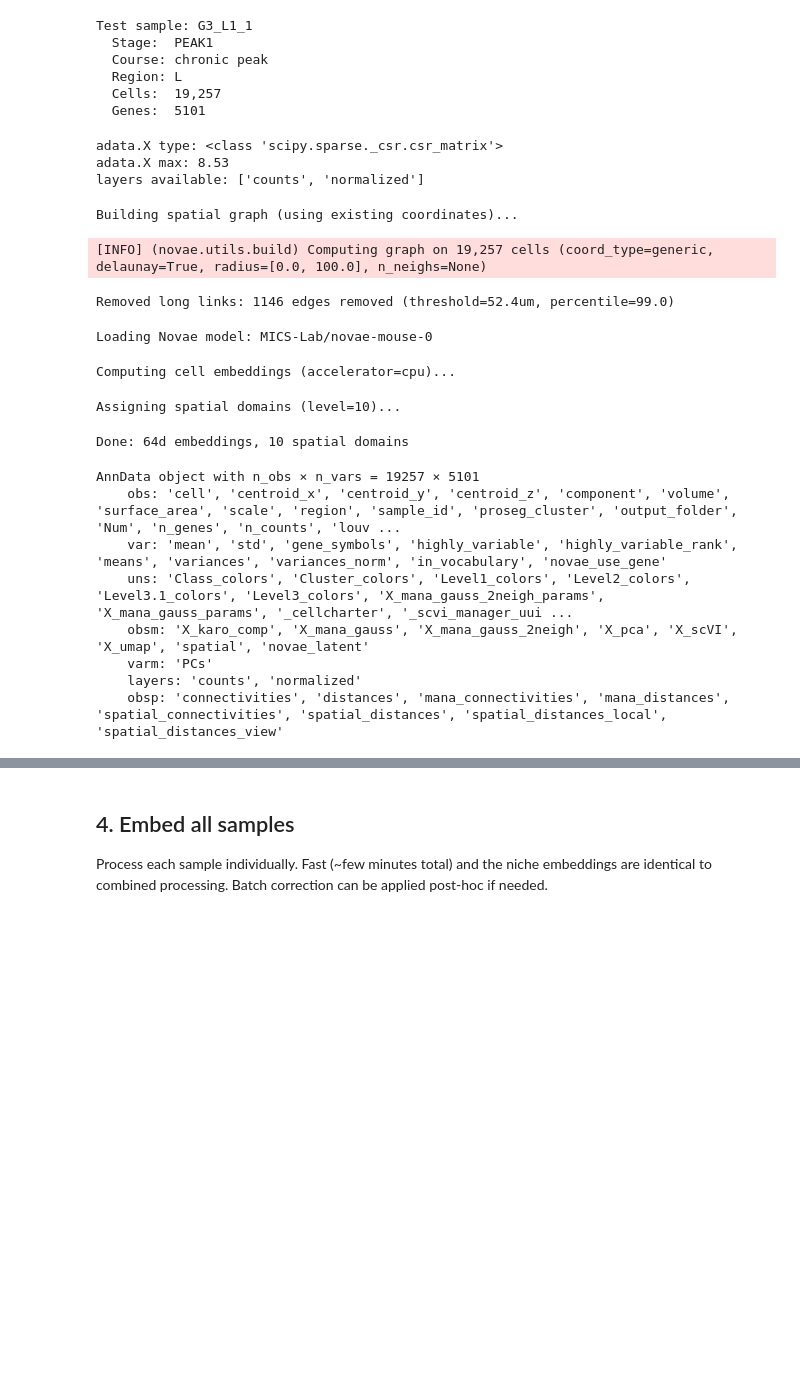
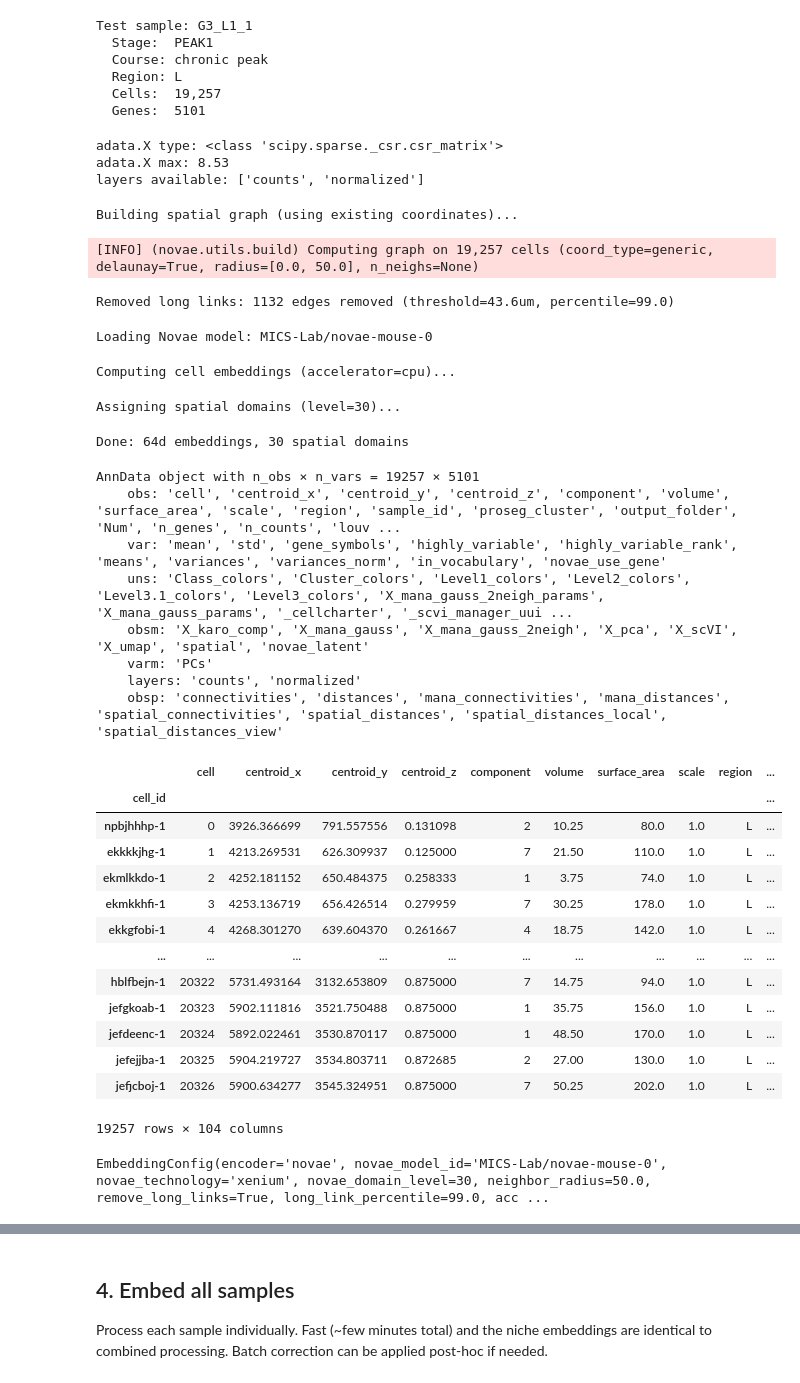
Before and after one commit to christoffermattssonlangseth/CROSSFADE, a Jupyter notebook: notebooks/01_explore_and_embed.ipynb, the cells around one changed output, grey strips where cells are left out. Cells and saved outputs as stored; diff of their text form; code cells hidden in the pictures; blank space fills up the shorter version.

```diff
--- a/notebooks/01_explore_and_embed.ipynb
+++ b/notebooks/01_explore_and_embed.ipynb
@@ -212,8 +209,8 @@ from temporal_foundation.config import EmbeddingConfig
 embed_config = EmbeddingConfig(
     novae_model_id=MODEL_ID,
     novae_technology="xenium",
-    novae_domain_level=10,
-    neighbor_radius=100.0,        # remove edges > 200um
+    novae_domain_level=30,
+    neighbor_radius=50.0,        # remove edges > 200um
     remove_long_links=True,        # trim top 1% longest edges
     long_link_percentile=99.0,
     batch_correct=False,           # no batch correction for single sample
@@ -230,12 +227,12 @@ adata.X type: <class 'scipy.sparse._csr.csr_matrix'>
 adata.X max: 8.53
 layers available: ['counts', 'normalized']
 Building spatial graph (using existing coordinates)...
-[INFO] (novae.utils.build) Computing graph on 19,257 cells (coord_type=generic, delaunay=True, radius=[0.0, 100.0], n_neighs=None)
+[INFO] (novae.utils.build) Computing graph on 19,257 cells (coord_type=generic, delaunay=True, radius=[0.0, 50.0], n_neighs=None)
-Removed long links: 1146 edges removed (threshold=52.4um, percentile=99.0)
+Removed long links: 1132 edges removed (threshold=43.6um, percentile=99.0)
 Loading Novae model: MICS-Lab/novae-mouse-0
 Computing cell embeddings (accelerator=cpu)...
-Assigning spatial domains (level=10)...
+Assigning spatial domains (level=30)...
-Done: 64d embeddings, 10 spatial domains
+Done: 64d embeddings, 30 spatial domains
 AnnData object with n_obs × n_vars = 19257 × 5101
     obs: 'cell', 'centroid_x', 'centroid_y', 'centroid_z', 'component', 'volume', 'surface_area', 'scale', 'region', 'sample_id', 'proseg_cluster', 'output_folder', 'Num', 'n_genes', 'n_counts', 'louv ...
     var: 'mean', 'std', 'gene_symbols', 'highly_variable', 'highly_variable_rank', 'means', 'variances', 'variances_norm', 'in_vocabulary', 'novae_use_gene'
@@ -244,3 +241,24 @@ AnnData object with n_obs × n_vars = 19257 × 5101
     varm: 'PCs'
     layers: 'counts', 'normalized'
     obsp: 'connectivities', 'distances', 'mana_connectivities', 'mana_distances', 'spatial_connectivities', 'spatial_distances', 'spatial_distances_local', 'spatial_distances_view'
+# %%
+test_adata.obs
+# %% [output]
+|  | cell | centroid_x | centroid_y | centroid_z | component | volume | surface_area | scale | region | ... |
+| cell_id |  |  |  |  |  |  |  |  |  | ... |
+| npbjhhhp-1 | 0 | 3926.366699 | 791.557556 | 0.131098 | 2 | 10.25 | 80.0 | 1.0 | L | ... |
+| ekkkkjhg-1 | 1 | 4213.269531 | 626.309937 | 0.125000 | 7 | 21.50 | 110.0 | 1.0 | L | ... |
+| ekmlkkdo-1 | 2 | 4252.181152 | 650.484375 | 0.258333 | 1 | 3.75 | 74.0 | 1.0 | L | ... |
+| ekmkkhfi-1 | 3 | 4253.136719 | 656.426514 | 0.279959 | 7 | 30.25 | 178.0 | 1.0 | L | ... |
+| ekkgfobi-1 | 4 | 4268.301270 | 639.604370 | 0.261667 | 4 | 18.75 | 142.0 | 1.0 | L | ... |
+| ... | ... | ... | ... | ... | ... | ... | ... | ... | ... | ... |
+| hblfbejn-1 | 20322 | 5731.493164 | 3132.653809 | 0.875000 | 7 | 14.75 | 94.0 | 1.0 | L | ... |
+| jefgkoab-1 | 20323 | 5902.111816 | 3521.750488 | 0.875000 | 1 | 35.75 | 156.0 | 1.0 | L | ... |
+| jefdeenc-1 | 20324 | 5892.022461 | 3530.870117 | 0.875000 | 1 | 48.50 | 170.0 | 1.0 | L | ... |
+| jefejjba-1 | 20325 | 5904.219727 | 3534.803711 | 0.872685 | 2 | 27.00 | 130.0 | 1.0 | L | ... |
+| jefjcboj-1 | 20326 | 5900.634277 | 3545.324951 | 0.875000 | 7 | 50.25 | 202.0 | 1.0 | L | ... |
+19257 rows × 104 columns
+# %%
+embed_config
+# %% [output]
+EmbeddingConfig(encoder='novae', novae_model_id='MICS-Lab/novae-mouse-0', novae_technology='xenium', novae_domain_level=30, neighbor_radius=50.0, remove_long_links=True, long_link_percentile=99.0, acc ...
```
Also changed, not shown: parts of 12 cells of this notebook, 3 other files.
